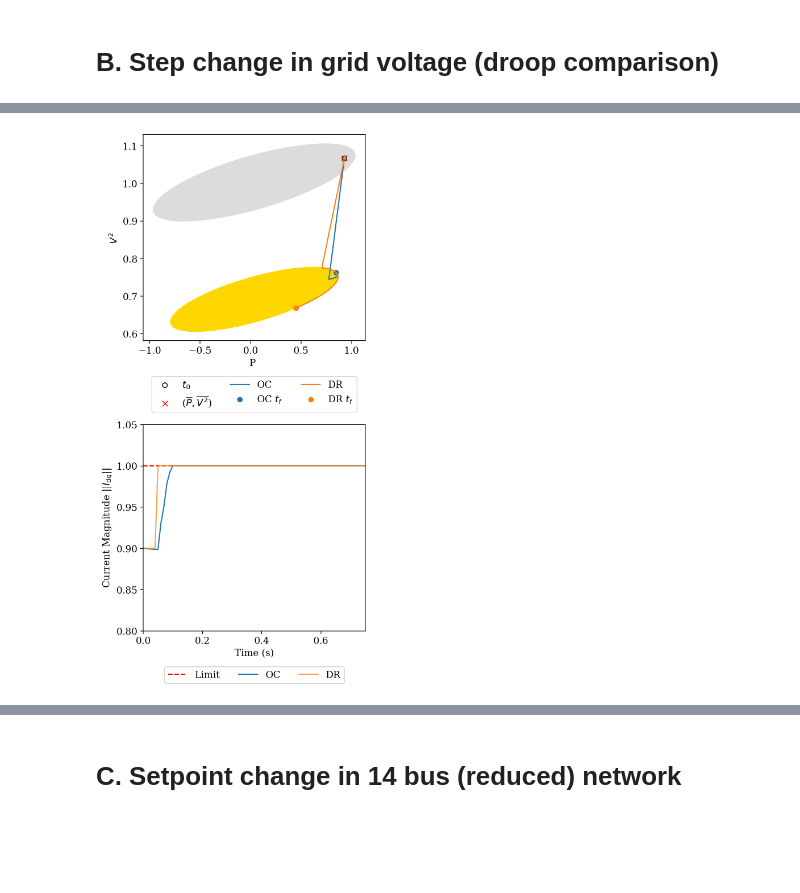
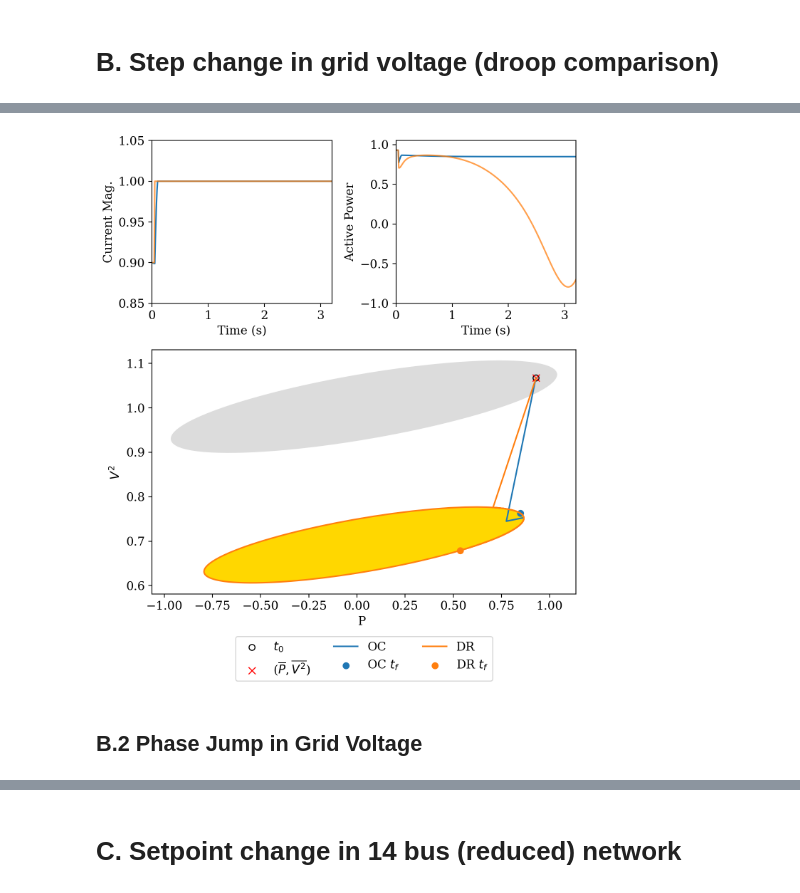
Before and after one commit to lpstreitmatter/Optimal-Safe-Converter-Control, a Jupyter notebook: Optimal_Safe_Converter_Control.ipynb, the cells around one changed output, grey strips where cells are left out. Drawn from its saved outputs; the diff is of its cells as text; code cells hidden in the pictures; blank space fills up the shorter version.

```diff
--- a/Optimal_Safe_Converter_Control.ipynb
+++ b/Optimal_Safe_Converter_Control.ipynb
@@ -34,6 +35,16 @@ dflt_figsize = (10.0, 6.0)
 plt.rcParams['figure.figsize'] = dflt_figsize
 plt.rcParams['figure.dpi'] = 200
 %matplotlib inline
+# %%
+def calculate_Zeq(R_f, L_f, R_g, L_g, C_f, omega):
+    # Filter and grid impedances
+    Z_f = R_f + 1j * omega * L_f
+    Z_g = R_g + 1j * omega * L_g
+
+    # Equivalent impedance
+    Z_eq = Z_f + Z_g / (1 + 1j * omega * C_f * Z_g)
+
+    return Z_eq
 # %%
 S_rated = 1200 # VA/W
 S_base = S_rated # for per unit (3 phase)
@@ -179,6 +350,7 @@ perunit=True
 x0 = np.array([0.9,0.0])
 Vg_newmag_pu = v_nom_val_pu * 0.83
 new_setpoints = [Vg_newmag_pu, 0]
+Vg_new = np.array(new_setpoints)
 var_names = ["P",r"$V^2$"]
 
 freq_outer = 100#500
@@ -194,12 +366,12 @@ m_p_val = 0.5 * 2 * np.pi # 0.5 Hz frequency droop
 m_v2_val = 0.05 # 5% voltage droop
 
 
-ts_oc, Idq_of_t_oc,Vdq_of_t_oc,var1_of_t_oc,var2_of_t_oc, Vg_of_t_oc = oc.oc_Edq_change(Vg_newmag_pu, var_names, x0,R_pu,L_pu,v_nom_val_pu,
-                  Imag_lim_val_pu,omega_nom_val,variance_size = 0.1,
+ts_oc, Idq_of_t_oc,Vdq_of_t_oc,var1_of_t_oc,var2_of_t_oc, Vg_of_t_oc = oc.oc_Edq_change(Vg_new, var_names, x0,R_pu,L_pu,Vg_pu,
+                  Imag_lim_val_pu,omega_nom_val,variance_size = 0.0,
                   rho=rho,alpha=alpha, dt=dt,
-                  starttime = starttime, endtime=endtime, perunit=perunit)
+                  starttime = starttime, endtime=endtime*2.6, perunit=perunit)
 
 ts_dr, Idq_of_t_dr, Vdqref_of_t_dr, Vdqactual_of_t_dr, P_of_t_dr, V2_of_t_dr, Vmag_of_t_dr, delta_of_t_dr = dr.pv2_droop_disturbance(new_setpoints,
                         x0, R_pu, L_pu, Vg_pu,
                         Imag_lim_val_pu, omega_nom_val, omega_c_val, m_p_val, m_v2_val,
-                        dt = dt, starttime = starttime, endtime=endtime, perunit=perunit, setpoint_change=False)
+                        dt = dt, starttime = starttime, endtime=endtime*2.6, perunit=perunit, setpoint_change=False)
@@ -206,25 +414,46 @@ ts_dr, Idq_of_t_dr, Vdqref_of_t_dr, Vdqactual_of_t_dr, P_of_t_dr, V2_of_t_dr, Vm
 # %%
-# fig,(ax1,ax2) = plt.subplots(1,2,figsize=(10,5))
-fig,(ax1,ax2) = plt.subplots(2,1,figsize=(5,10))
+# HORIZONTAL:
+# fig,(ax1,ax2) = plt.subplots(1,2,figsize=(5,10))
+
+# VERTICAL:
+fig = plt.figure(figsize=(7, 8))
+gs = gridspec.GridSpec(2, 2, figure=fig, height_ratios=[1, 1.5])
+
+# Top plot (spans both columns)
+ax1 = fig.add_subplot(gs[1, :])
+ax2 = fig.add_subplot(gs[0,0])
+ax2a = fig.add_subplot(gs[0,1])
 disturbed_region_data = plot.set_S(var_names,Imag_lim_val_pu,Vg_newmag_pu,L_pu,R_pu,omega_nom_val,pu=perunit)
 ax1.fill(disturbed_region_data[:,0],disturbed_region_data[:,1],c="gold")
 
 plot.plot_S(np.vstack([var1_of_t_oc,var2_of_t_oc]).T, [var1_of_t_oc[0],var2_of_t_oc[0]],var_names,
            Imag_lim_val_pu,v_nom_val_pu,L_pu,R_pu,omega_nom_val,
            units = ["",""], ax = ax1, pu=perunit, second_trajectory=np.vstack([P_of_t_dr,V2_of_t_dr]).T, two_traj_labels=["OC","DR"])
 
-ax2.plot(ts_oc, np.ones(len(ts_oc))*Imag_lim_val_pu,'r--',label="Limit")
+#ax2.plot(ts_oc, np.ones(len(ts_oc))*Imag_lim_val_pu,'r--',label="Limit")
 ax2.plot(ts_oc, np.linalg.norm(Idq_of_t_oc,axis=0),c='C0',label="OC")
 ax2.plot(ts_dr, np.linalg.norm(Idq_of_t_dr,axis=0),c='C1',label="DR",alpha=0.75)
-ax2.legend(loc='upper center', bbox_to_anchor=(0.5, -0.15),ncol=3)
-ax2.set_ylim([0,1.05])
+#ax2.legend(loc='upper center', bbox_to_anchor=(0.5, -0.15),ncol=3)
 ax2.set_xlabel("Time (s)")
-ax2.set_ylabel(r"Current Magnitude $||I_\mathrm{dq}||$")
+ax2.set_ylabel(r"Current Mag.")
 
-ax2.set_xlim([0,0.75])
-ax2.set_ylim([0.8,1.05])
+ax2a.plot(ts_oc, var1_of_t_oc,c='C0', label="OC")
+ax2a.plot(ts_dr, P_of_t_dr,c='C1',alpha=0.75, label="DR")
+#ax2a.legend(loc='upper center', bbox_to_anchor=(0.5, -0.15),ncol=3)
+ax2a.set_xlabel("Time (s)")
+ax2a.set_ylabel(r"Active Power")
+
+# Zoom in
+xlim = [0,3.2]
+ax2.set_xlim(xlim)
+ax2a.set_xlim(xlim)
+ax2.set_ylim([0.85,1.05])
+ax2a.set_ylim([-1,1.05])
 
 plt.tight_layout()
+#plt.show()
 plt.savefig("vert_voltstep_droop.png")
 # %% [output]
-[figure, old version]
+[figure, new version]
+# %% [markdown]
+## B.2 Phase Jump in Grid Voltage
```
Also changed, not shown: parts of 23 cells of this notebook, 4 other files.
